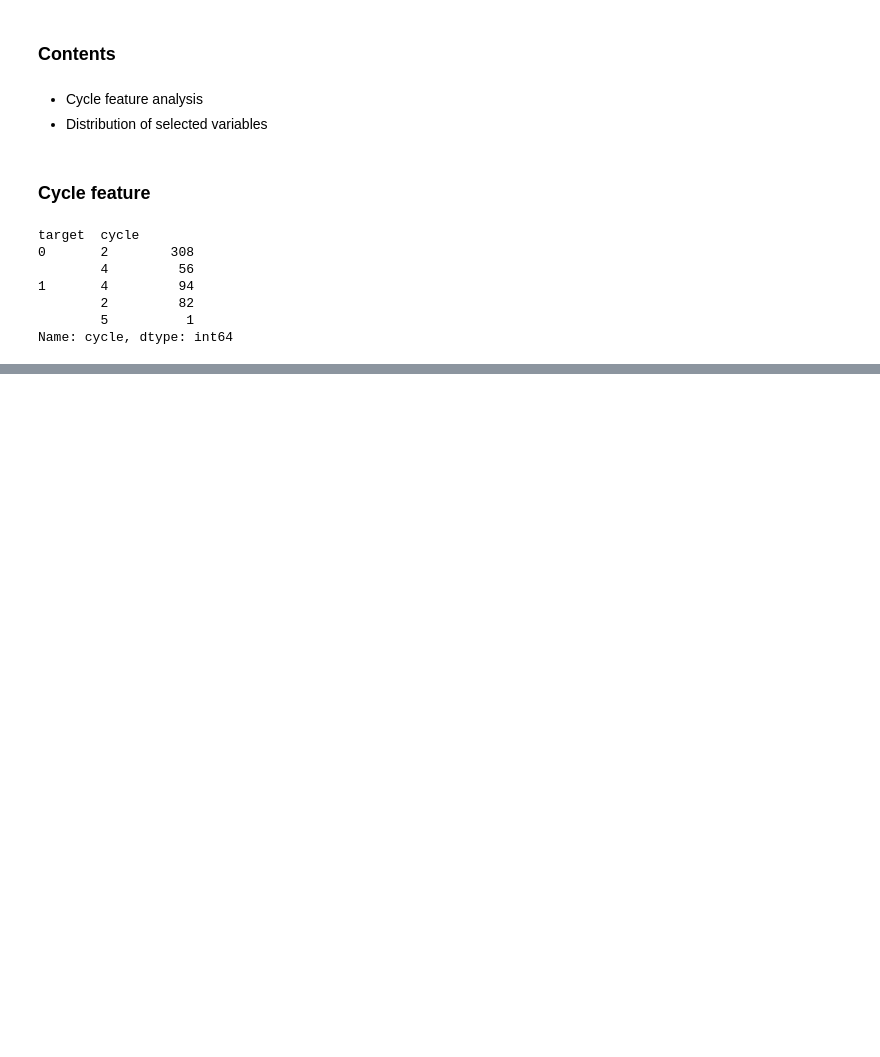
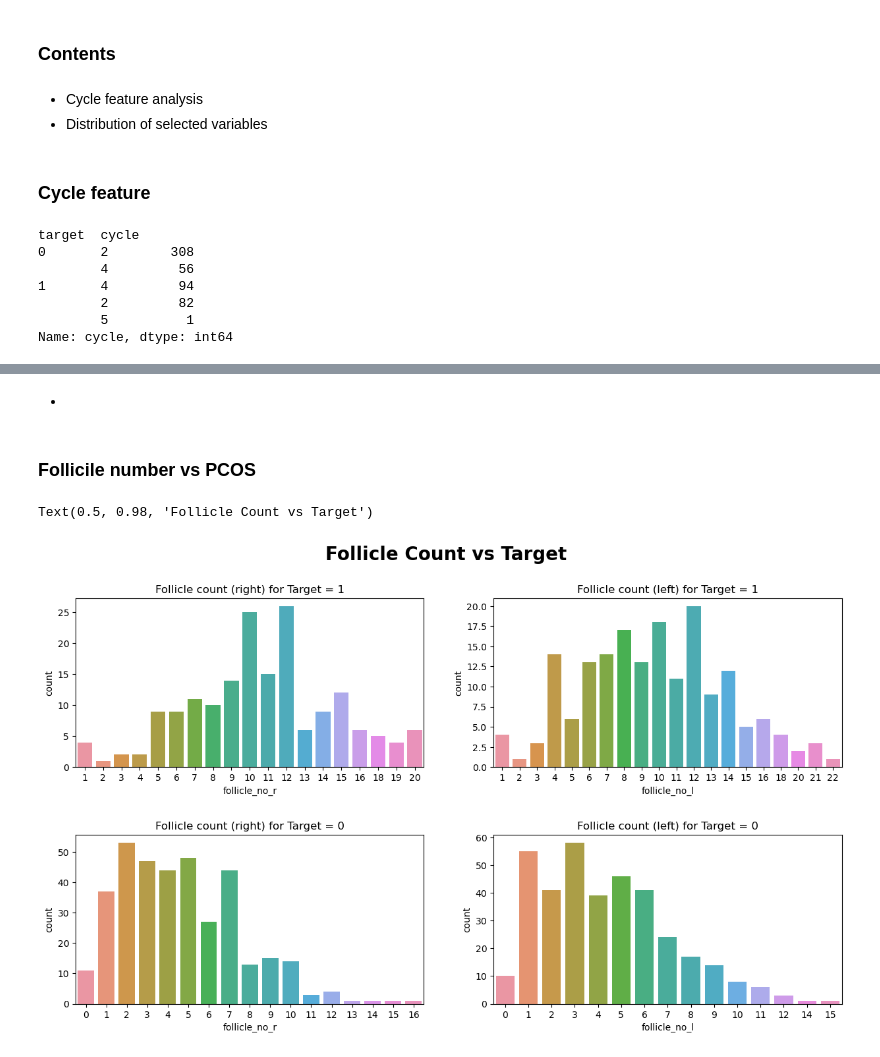
Before and after one commit to karolror/pcos, a Jupyter notebook: pcos_analysis.ipynb, the cells around one changed output, grey strips where cells are left out. Cells and saved outputs as stored; diff of their text form; code cells hidden in the pictures; blank space fills up the shorter version.

```diff
--- a/pcos_analysis.ipynb
+++ b/pcos_analysis.ipynb
@@ -266,0 +280,30 @@ Text(-0.7, 380, 'THE NUMBER OF TIMES A GIVEN CYCLE TYPE OCCURS')
+# %% [markdown]
+-
+# %% [markdown]
+### Follicile number vs PCOS
+# %%
+# Chart: target vs number of follicles
+
+fig, axs = plt.subplots(2, 2, figsize=(15,8))
+
+a = pcos.loc[pcos['target'] == 1]["follicle_no_r"]
+sns.countplot(x=a, ax=axs[0, 0])
+axs[0, 0].set_title("Follicle count (right) for Target = 1")
+
+b = pcos.loc[pcos['target'] == 1]["follicle_no_l"]
+sns.countplot(x=b, ax=axs[0, 1])
+axs[0, 1].set_title("Follicle count (left) for Target = 1")
+
+c = pcos.loc[pcos['target'] == 0]["follicle_no_r"]
+sns.countplot(x=c, ax=axs[1, 0])
+axs[1, 0].set_title("Follicle count (right) for Target = 0")
+
+d = pcos.loc[pcos['target'] == 0]["follicle_no_l"]
+sns.countplot(x=d, ax=axs[1, 1])
+axs[1, 1].set_title("Follicle count (left) for Target = 0")
+
+plt.subplots_adjust(wspace=0.2, hspace=0.4)
+fig.suptitle("Follicle Count vs Target", size=20, weight='bold')
+# %% [output]
+Text(0.5, 0.98, 'Follicle Count vs Target')
+[figure, added]
```
Also changed, not shown: parts of 5 cells of this notebook.
